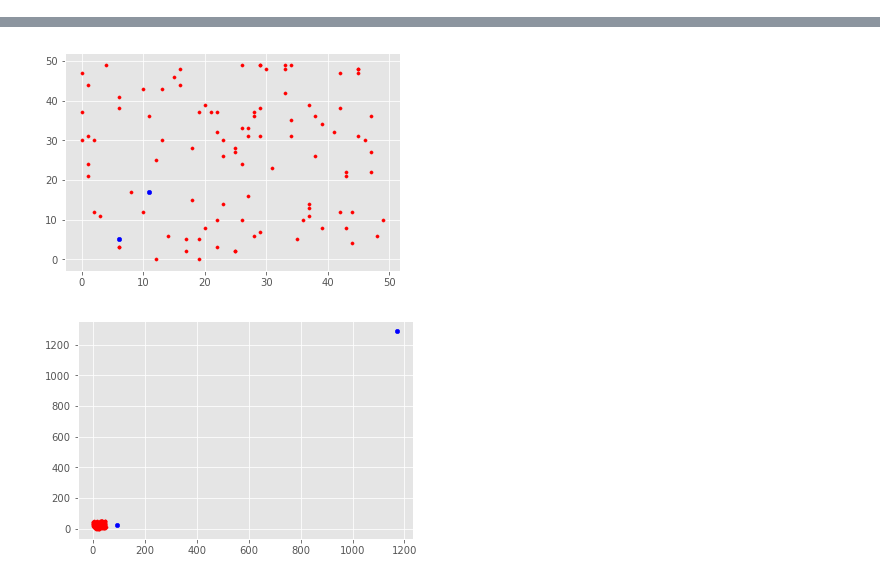
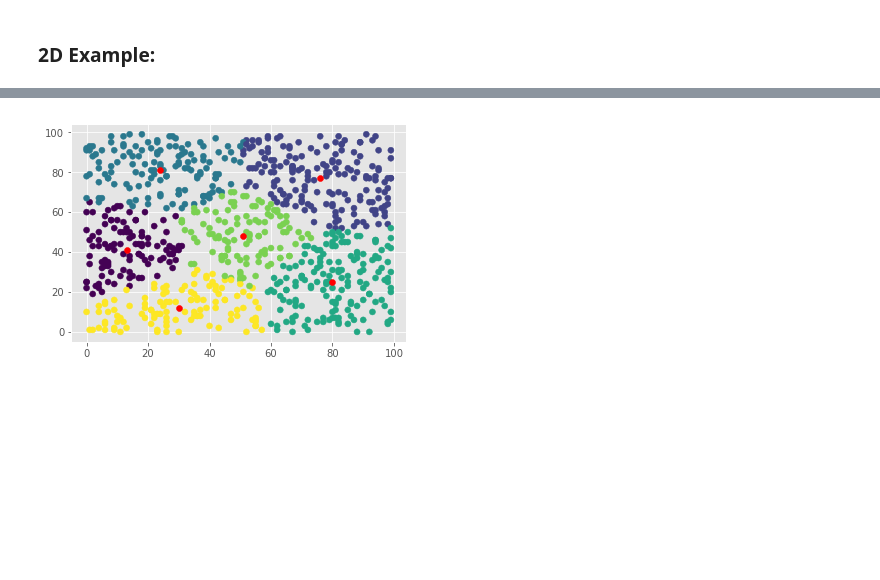
Before and after one commit to juniorxsound/Learning_Machines, a Jupyter notebook: Week_2/Learning Machines - kmeans.ipynb, the cells around one changed output, grey strips where cells are left out. Saved outputs shown, nothing was run; the diff lists cells and outputs as text; code cells hidden in the pictures; blank space fills up the shorter version.

Commit message:
Adding week 2 kmeans implementation for 2D and 3D

```diff
--- a/Week_2/Learning Machines - kmeans.ipynb
+++ b/Week_2/Learning Machines - kmeans.ipynb
@@ -105,4 +137,6 @@ class kmeans:
+# %% [markdown]
+### 2D Example:
 # %%
-km = kmeans(0, 50, 2, 100, 2)
-km.calculateCentroids()
+km = kmeans(0, 100, 2, 800, 6)
+km.cluster()
 # %% [output]
@@ -109,6 +144 @@ km.calculateCentroids()
-[figure, old version]
+[figure, new version]
-# %%
-km.center()
-km.__draw__()
-# %% [output]
-[figure, removed]
```
Also changed, not shown: parts of 5 cells of this notebook, 1 other file.
